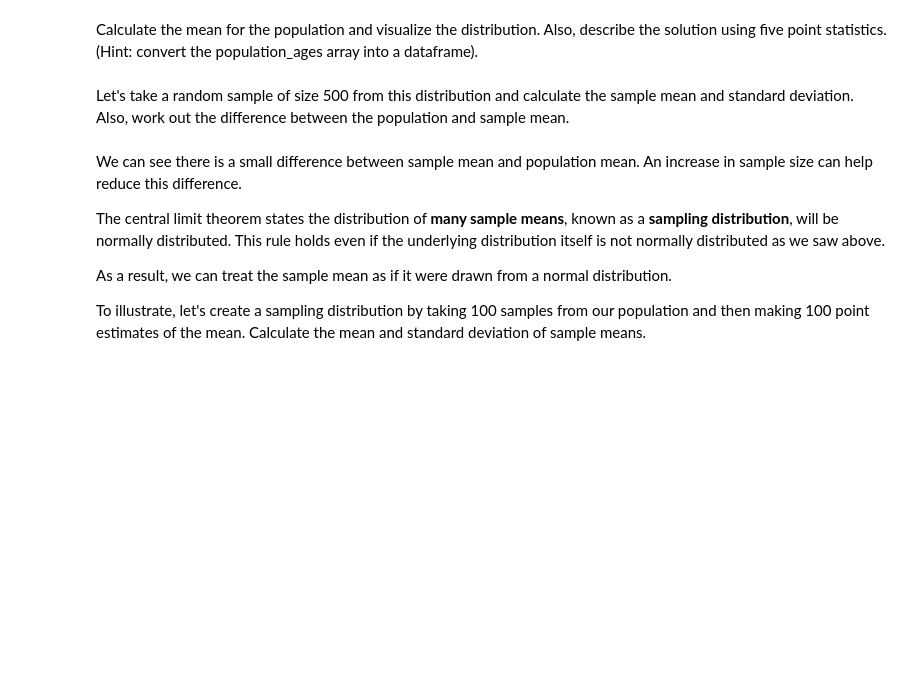
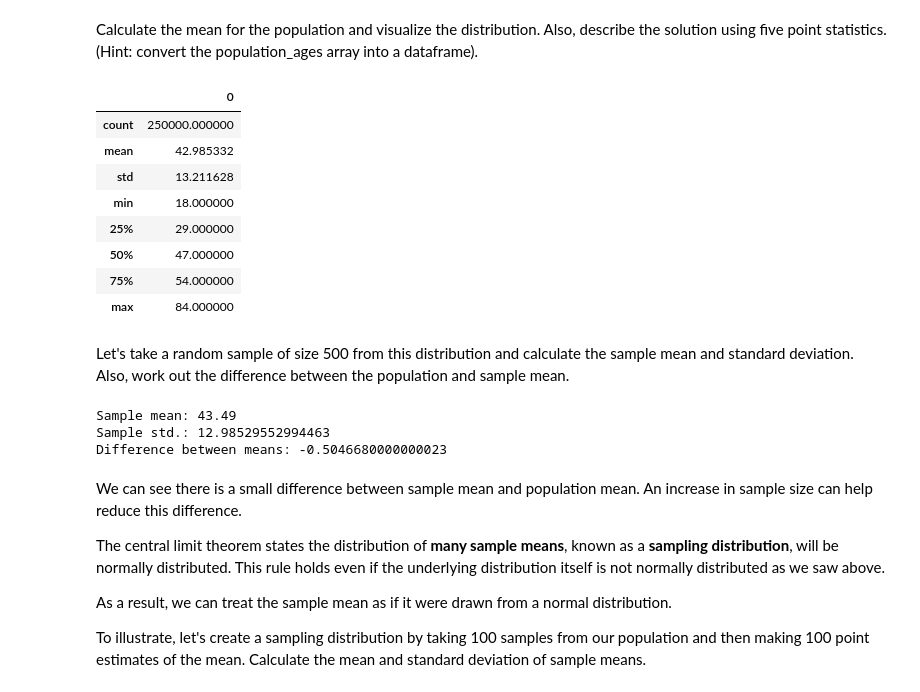
Before and after one commit to dendar/dsc-confidence-intervals-lab, a Jupyter notebook: index.ipynb, the cells around one changed output. Drawn from its saved outputs; the diff is of its cells as text; code cells hidden in the pictures; blank space fills up the shorter version.

```diff
--- a/index.ipynb
+++ b/index.ipynb
@@ -45,20 +50,30 @@ Calculate the mean for the population and visualize the distribution. Also, desc
 # %%
 
 # Convert the population into a pandas dataframe pop_ages
-pop_ages = None
+pop_ages = pd.DataFrame(population_ages)
 
 # Calculate and print descriptive statistics for pop_ages
-
+pop_ages.describe()
 # The mean of population is: 42.985332
 
 # count	250000
 # mean	42.985332
 # std	13.211628
 # min	18.000000
 # 25%	29.000000
 # 50%	47.000000
 # 75%	54.000000
 # max	84.000000
+# %% [output]
+|  | 0 |
+| count | 250000.000000 |
+| mean | 42.985332 |
+| std | 13.211628 |
+| min | 18.000000 |
+| 25% | 29.000000 |
+| 50% | 47.000000 |
+| 75% | 54.000000 |
+| max | 84.000000 |
 # %%
 # Draw a histogram for pop ages
 # %% [markdown]
@@ -68,19 +83,23 @@ np.random.seed(15)
 
 # Take random sample of size 500
 sample_size = 500
-sample = None
+sample = np.random.choice(pop_ages[0],sample_size )
 
 # Calculate sample mean and standard deviation
-sample_mean = None
-sample_std = None
+sample_mean = np.mean(sample)
+sample_std = np.std(sample)
 
-#print ("Sample mean:", sample_mean)
-#print ("Sample std.:", sample_std)
-#print ("Difference between means:", population_ages.mean() - sample_mean)
+print ("Sample mean:", sample_mean)
+print ("Sample std.:", sample_std)
+print ("Difference between means:", population_ages.mean() - sample_mean)
 
 # Sample mean: 43.49
 # Sample std.: 12.98529552994463
 # Difference between means: -0.5046680000000023
+# %% [output]
+Sample mean: 43.49
+Sample std.: 12.98529552994463
+Difference between means: -0.5046680000000023
 # %% [markdown]
 We can see there is a small difference between sample mean and population mean. An increase in sample size can help reduce this difference.
 
```
Also changed, not shown: parts of 6 cells of this notebook.
